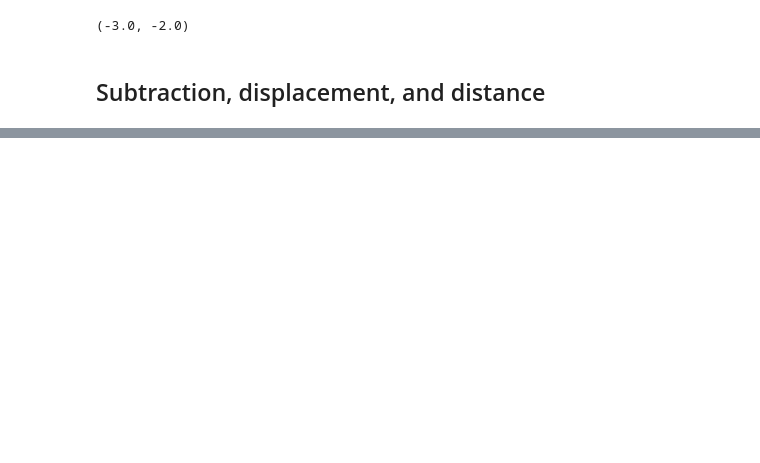
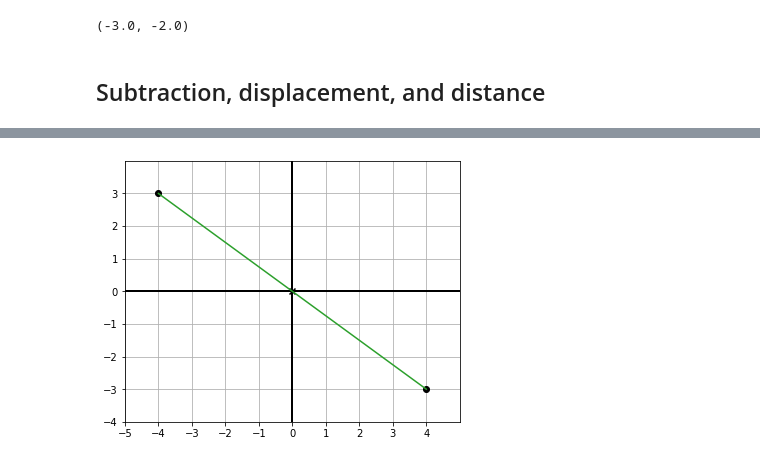
Before and after one commit to rahiakela/math-for-programmers, a Jupyter notebook: 2-drawing-with-2d-vectors/2_plane_vector_arithmetic.ipynb, the cells around one changed output, grey strips where cells are left out. Cells and saved outputs as stored; diff of their text form; code cells hidden in the pictures; blank space fills up the shorter version.

```diff
--- a/2-drawing-with-2d-vectors/2_plane_vector_arithmetic.ipynb
+++ b/2-drawing-with-2d-vectors/2_plane_vector_arithmetic.ipynb
@@ -251,0 +211,7 @@ draw(Points(*squared_vec), nice_aspect_ratio=False, grid=(1, 10))
+# %%
+draw(
+    Points((-4, 3), (4, -3)),
+    Segment((-4, 3), (4, -3), color=green)
+)
+# %% [output]
+[figure, added]
```
Also changed, not shown: parts of 16 cells of this notebook.
